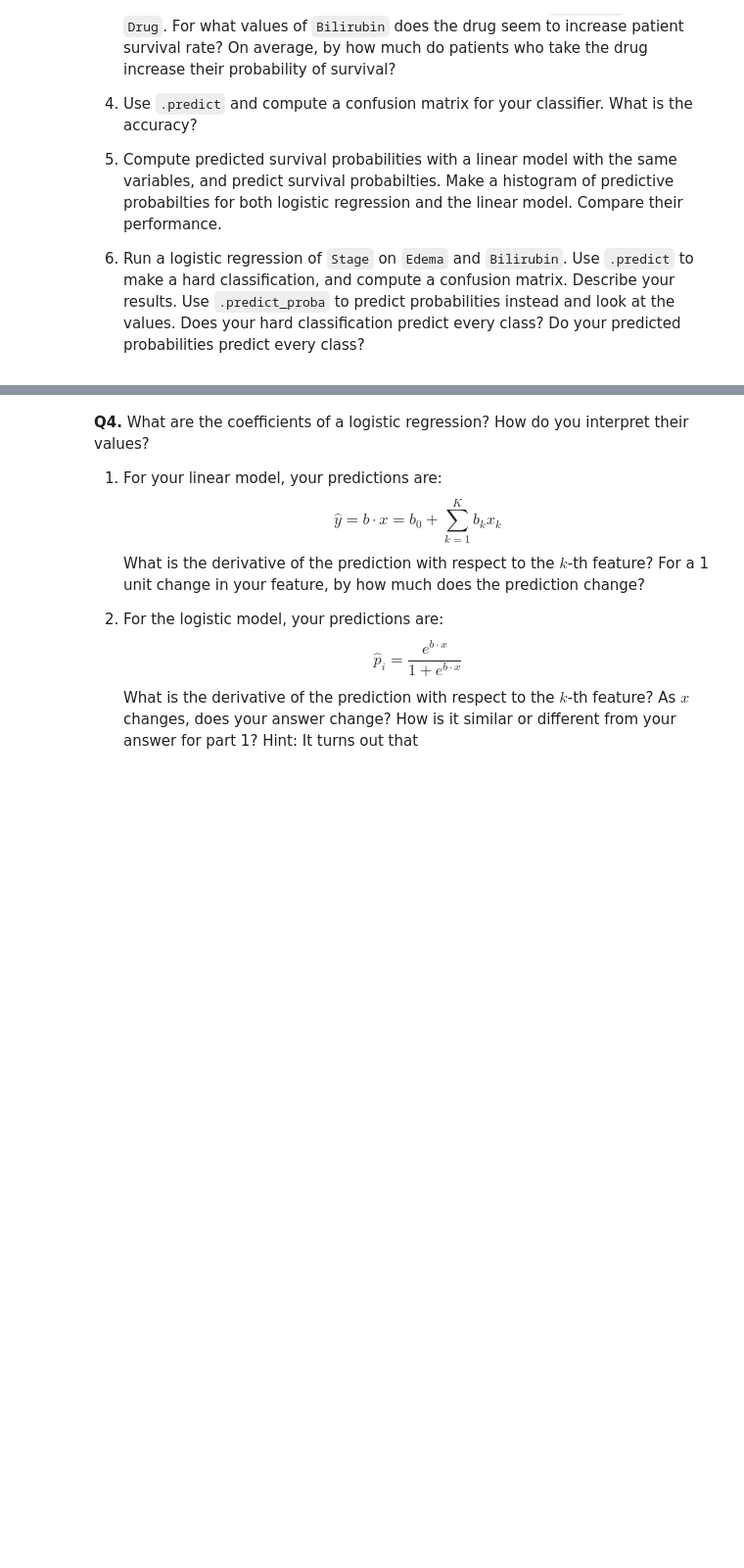
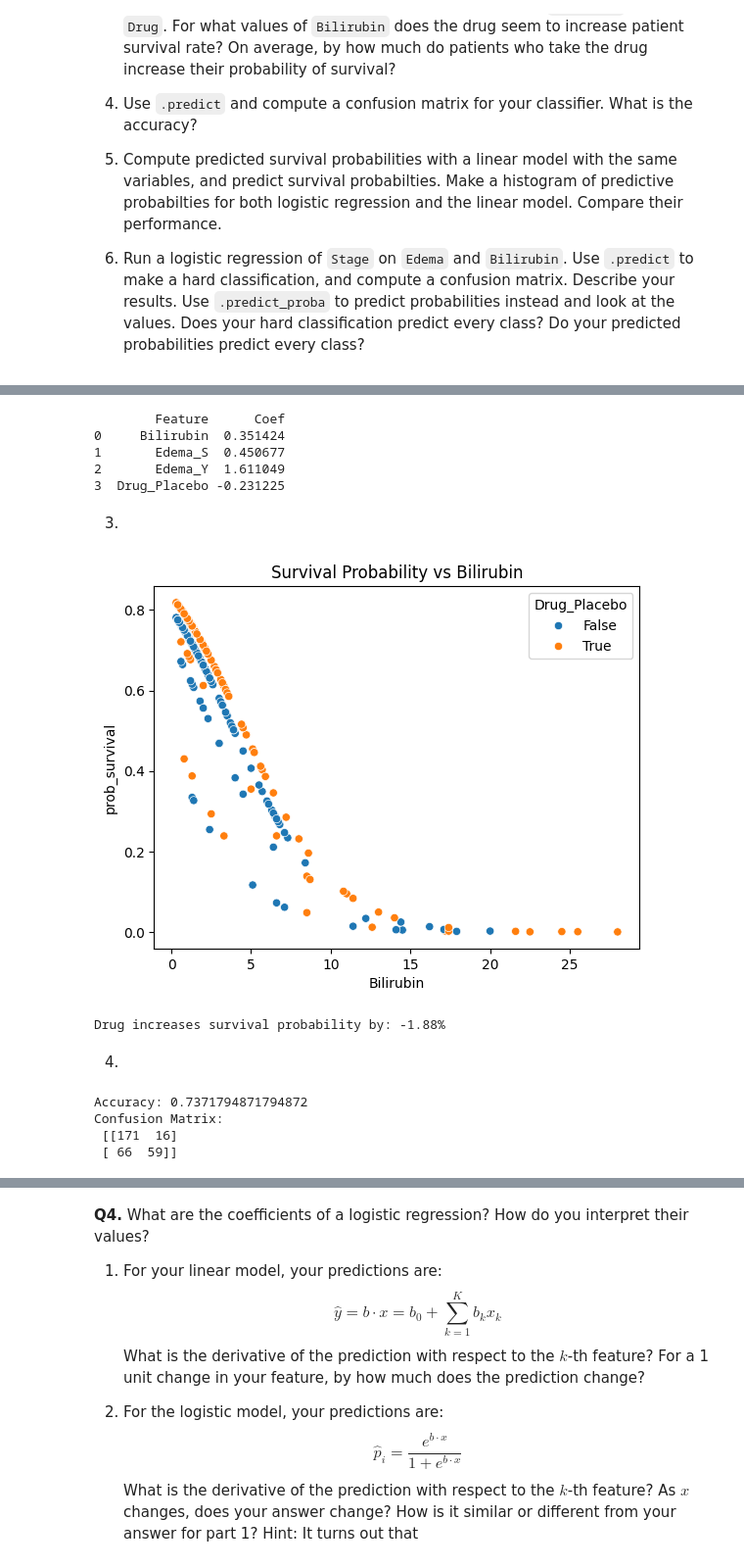
Before and after one commit to skang0812/undergrad_ml_assignments, a Jupyter notebook: 05_assignment_glm.ipynb, the cells around one changed output, grey strips where cells are left out. Shown at 98% size. Cells and saved outputs as stored; diff of their text form; code cells hidden in the pictures; blank space fills up the shorter version.

```diff
--- a/05_assignment_glm.ipynb
+++ b/05_assignment_glm.ipynb
@@ -63,0 +222,59 @@ The relevant data are:
+# %%
+import pandas as pd
+from sklearn.linear_model import LogisticRegression
+import numpy as np
+
+df_c = pd.read_csv('cirrhosis.csv')
+
+#filter columns and drop missing values
+df_c = df_c[['Bilirubin', 'Edema', 'Drug', 'Stage', 'Status']].dropna()
+
+df_c['is_dead'] = (df_c['Status'] == 'D').astype(int)
+
+df_encoded = pd.get_dummies(df_c, columns=['Edema', 'Drug'], drop_first=True)
+
+#define features (X) and target (y)
+X = df_encoded.drop(columns=['Status', 'is_dead', 'Stage'])
+y = df_encoded['is_dead']
+
+#fit the model
+model_c = LogisticRegression().fit(X, y)
+
+res_c = pd.DataFrame({'Feature': X.columns, 'Coef': model_c.coef_[0]})
+print(res_c)
+# %% [output]
+        Feature      Coef
+0     Bilirubin  0.351424
+1       Edema_S  0.450677
+2       Edema_Y  1.611049
+3  Drug_Placebo -0.231225
+# %% [markdown]
+3.
+# %%
+import seaborn as sns
+import matplotlib.pyplot as plt
+
+df_encoded['prob_survival'] = 1 - model_c.predict_proba(X)[:, 1]
+
+sns.scatterplot(data=df_encoded, x='Bilirubin', y='prob_survival', hue='Drug_Placebo')
+plt.title('Survival Probability vs Bilirubin')
+plt.show()
+
+#average drug impact
+avg_survival_drug = df_encoded[df_encoded['Drug_Placebo'] == 0]['prob_survival'].mean()
+avg_survival_placebo = df_encoded[df_encoded['Drug_Placebo'] == 1]['prob_survival'].mean()
+print(f"Drug increases survival probability by: {avg_survival_drug - avg_survival_placebo:.2%}")
+# %% [output]
+[figure, added]
+Drug increases survival probability by: -1.88%
+# %% [markdown]
+4.
+# %%
+y_pred_c = model_c.predict(X)
+print(f"Accuracy: {accuracy_score(y, y_pred_c)}")
+print("Confusion Matrix:\n", confusion_matrix(y, y_pred_c))
+# %% [output]
+Accuracy: 0.7371794871794872
+Confusion Matrix:
+ [[171  16]
+ [ 66  59]]
```
Also changed, not shown: parts of 23 cells of this notebook.
